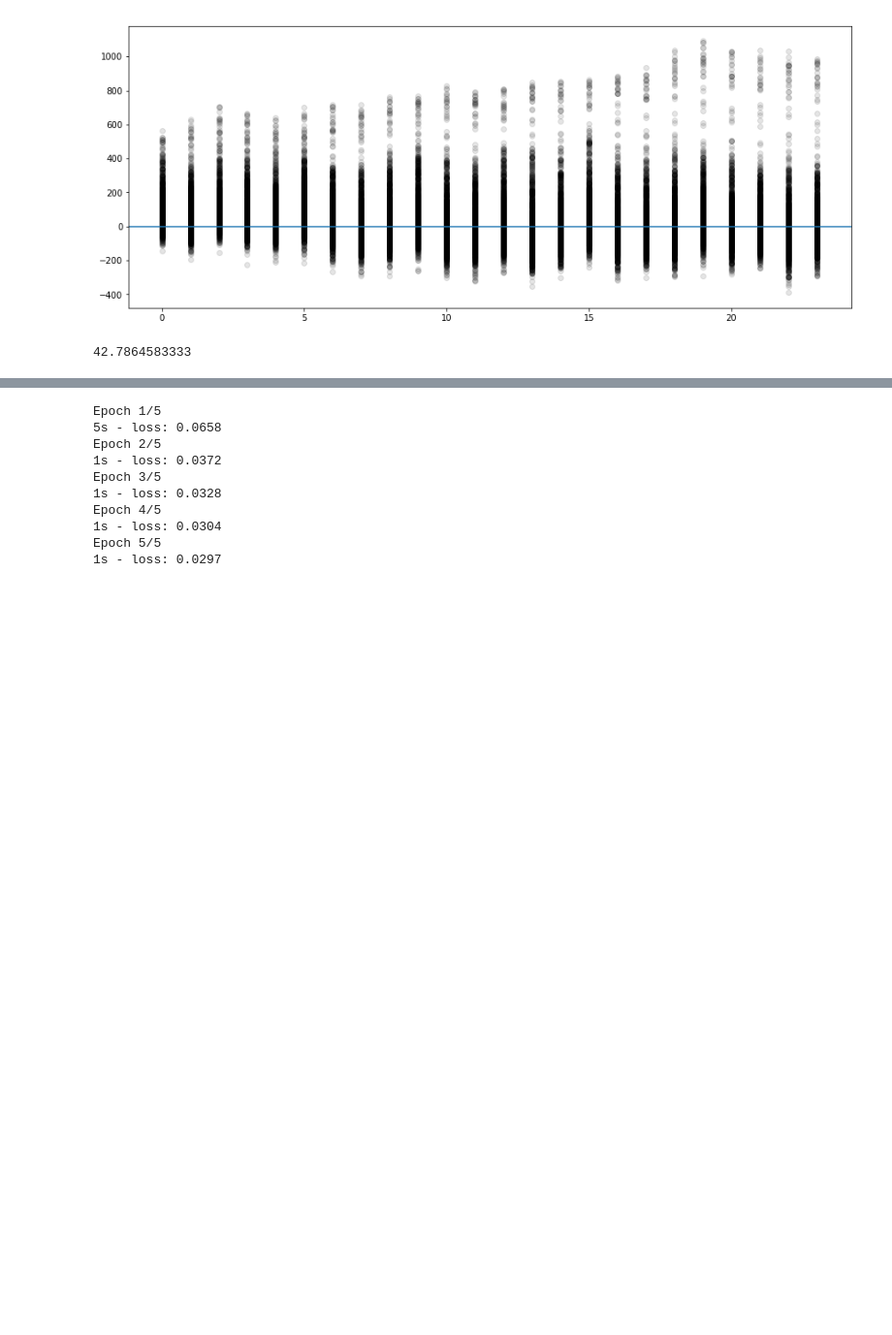
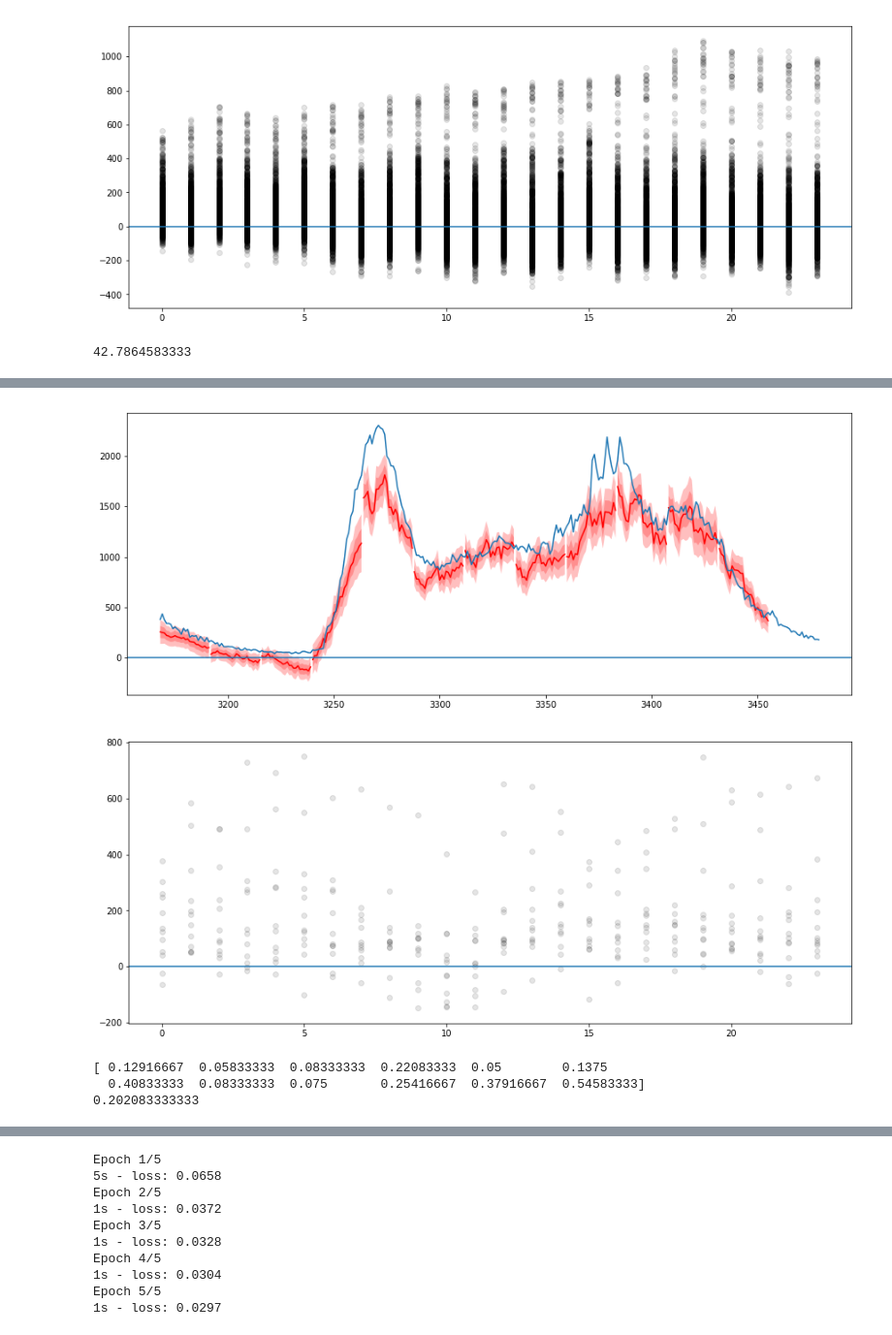
Before and after one commit to huevosabio/ts-predict, a Jupyter notebook: LSTM Forecasting Multiple Stations.ipynb, the cells around one changed output, grey strips where cells are left out. Shown: that part at 97% size. Drawn from its saved outputs; the diff is of its cells as text; code cells hidden in the pictures; blank space fills up the shorter version.

```diff
--- a/LSTM Forecasting Multiple Stations.ipynb
+++ b/LSTM Forecasting Multiple Stations.ipynb
@@ -202,8 +202,8 @@ def predict_with_uncertainty(f, dataset, n_iter=10):
     for iter in range(n_iter):
         result[iter] = f([dataset, 1])
     prediction = result.mean(axis=0)
-    uncertainty = result.var(axis=0)
-    return prediction, uncertainty
+    uncertainty = np.std(result, axis=0)
+    return result, prediction, uncertainty
 
 
 # If f is defined, this returns an array
@@ -224,61 +224,70 @@ def predictNext2Hours (model, dataset, f=None):
         prediction = scaler.inverse_transform(prediction)
         return prediction
     else:
-        prediction, uncertainty = predict_with_uncertainty(f, data)
+        results, prediction, uncertainty = predict_with_uncertainty(f, data)
+
+        # The Average Prediction
         prediction = scaler.inverse_transform(prediction)
+        # The Standard Deviation At Each T Of Prediction
         uncertainty = scaler.inverse_transform(uncertainty)
-        return prediction, uncertainty
+
+        return prediction, uncertainty, results
 
 
 def predict (f=None, day=11, total_days=1, delta=1, show_gradual_error=True):
     predictions = np.array([])
-    uncertainties = np.array([])
     true_vals   = np.array([])
+    percent_over = np.array([])
     for i in range (288*total_days/delta):
         # the point where the model will predict
         point = 288*day + i * delta
 
+        # Gets predictions
         if f is None:
             prediction = predictNext2Hours (model, dataset_orig[point-look_back:point].reshape(look_back)).reshape(look_forward)
         else:
-            prediction, uncertainty = predictNext2Hours (model, dataset_orig[point-look_back:point].reshape(look_back), f=f)
+            prediction, uncertainty, results = predictNext2Hours (model, dataset_orig[point-look_back:point].reshape(look_back), f=f)
+
+            true_values = dataset_orig[point:point+look_forward].reshape(24)
+            # All the Predictions
+            results = results.reshape(results.shape[0], look_forward)
+            results = scaler.inverse_transform(results)
+            true_values = np.ones( len(results) ).reshape(len(results), 1)*true_values
+            error = true_values - results
+            temp_percent_over = 1.0 * (error < 0).sum() / error.size
+
+            percent_over = np.append(percent_over, temp_percent_over)
             prediction = prediction.reshape(look_forward)
             uncertainty = uncertainty.reshape(look_forward)
-
+            # plots the uncertainty
+            plt.fill_between(range(point, point+look_forward), prediction + uncertainty/2.0, prediction - uncertainty/2.0, facecolor='red', alpha=0.25)
+            # plots the uncertainty
+            plt.fill_between(range(point, point+look_forward), prediction+uncertainty, prediction-uncertainty, facecolor='red', alpha=0.25)
         # plots the predictions
-        plt.plot(range(point, point+look_forward),prediction,color='red', alpha=0.1)
+        plt.plot(range(point, point+look_forward), prediction, color='red', alpha=1)
 
         predictions = np.append(predictions, prediction)
-        uncertainties = np.append (uncertainties, uncertainty)
         true_vals  = np.append(true_vals,dataset_orig[point:point+look_forward])
     # Reshapes the predictions and true vals to calculate the error
     predictions = predictions.reshape(len(predictions)/look_forward, look_forward)
-    uncertainties = uncertainties.reshape(len(uncertainties)/look_forward, look_forward)
     true_vals   = true_vals.reshape(len(true_vals)/look_forward, look_forward)
     plt.plot( np.arange(288*total_days+look_forward) + 288 * day, dataset_orig[288*day:288*day+288*total_days + look_forward,0])
     plt.axhline(0)
     plt.show()
     if show_gradual_error:
-        total = 0
-        num_overestimating = 0
         for i in range(look_forward):
             # calc individial errors
             indiv_err = true_vals[:,i] - predictions[:,i]
-            for j in range(len(indiv_err)):
-                total += 1.0
-                if (predictions[j, i] > true_vals[j, i]):
-                    num_overestimating += 1.0
             plt.scatter(np.ones(len(indiv_err))*i,indiv_err, color='black',alpha=0.1)
         plt.axhline(0)
         plt.show()
-        print num_overestimating / total * 100
-
-        print np.mean(uncertainties, axis=0)
+        print percent_over
+        print np.mean(percent_over)
 
 def over_penalty(y_true, y_pred):
     true_error = y_true - y_pred
     # doubles the error if the prediction is negative
-    return  K.square(true_error) * K.square(K.sign(true_error) - 0.55) #* ( ( K.sign(y_pred) * (K.sign(y_pred) - 1) ) * 4.5 + 1 )
+    return  K.square(true_error) * K.square(K.sign(true_error) - 0.6)
 
 
 b = 1
@@ -289,7 +298,7 @@ np.random.seed(seed)
 # create and fit the LSTM network
 model = Sequential()
 model.add(Dropout(rate, input_shape=(1, look_back)))
-lstm = LSTM(256, recurrent_dropout=0.2)
+lstm = LSTM(256, recurrent_dropout=0.3)
 model.add(lstm)
 model.add(Dropout(rate))
 model.add(Dense(128))
@@ -298,15 +307,15 @@ model.add(Dense(128))
 model.add(Dropout(rate))
 model.add(Dense(128))
 model.add(Dense(look_forward))
-model.compile(loss=over_penalty, optimizer=keras.optimizers.RMSprop(lr=0.0005, rho=0.9, epsilon=1e-08, decay=0.0002))
+model.compile(loss=over_penalty, optimizer=keras.optimizers.RMSprop(lr=0.001, rho=0.9, epsilon=1e-08, decay=0.0002))
 model.fit(trainX, trainY, epochs=5, batch_size=b, verbose=2)
-for i in range(10):
-    model.fit(trainX, trainY, epochs=1, batch_size=3, verbose=2)
+for i in range (0):
+    model.fit(trainX, trainY, epochs=1, batch_size=b, verbose=2)
 
 func = K.function([model.layers[0].input, K.learning_phase()],
                   [model.layers[-1].output])
 
-predict(f=func, total_days=5,day=10,delta=1)
+predict(f=func, total_days=1,day=11,delta=24)
 # %% [output]
 0.2
 Epoch 1/5
@@ -314,0 +331,5 @@ Epoch 2/5
+[figure, added]
+[figure, added]
+[ 0.12916667  0.05833333  0.08333333  0.22083333  0.05        0.1375
+  0.40833333  0.08333333  0.075       0.25416667  0.37916667  0.54583333]
+0.202083333333
```
Also changed, not shown: parts of 2 cells of this notebook.
